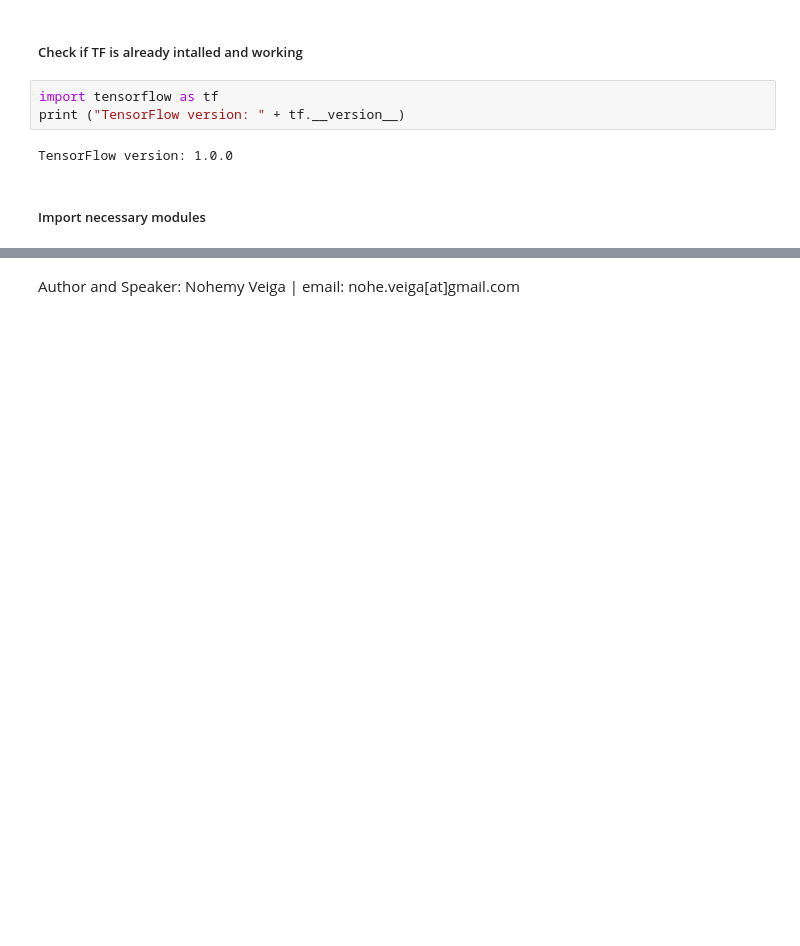
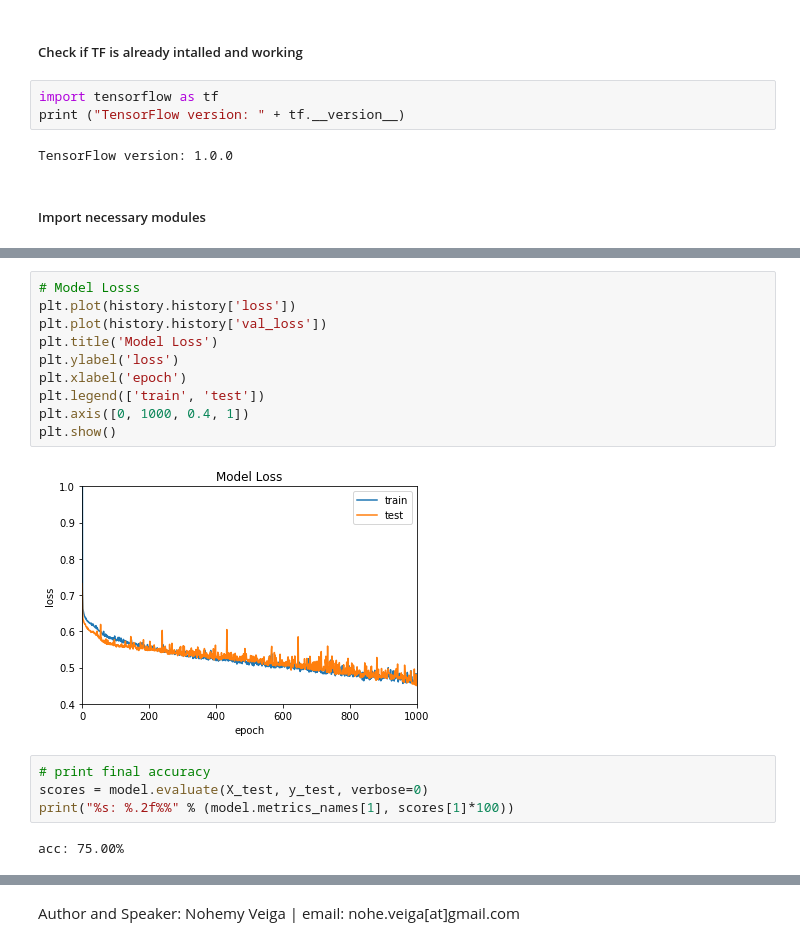
Before and after one commit to pyladies-bcn/your_first_neural_network, a Jupyter notebook: DIY your first Neural Network.ipynb, the cells around one changed output, grey strips where cells are left out. Saved outputs shown, nothing was run; the diff lists cells and outputs as text; blank space fills up the shorter version.

```diff
--- a/DIY your first Neural Network.ipynb
+++ b/DIY your first Neural Network.ipynb
@@ -320,0 +391,18 @@ acc: 78.26%
+# %%
+# Model Losss
+plt.plot(history.history['loss'])
+plt.plot(history.history['val_loss'])
+plt.title('Model Loss')
+plt.ylabel('loss')
+plt.xlabel('epoch')
+plt.legend(['train', 'test'])
+plt.axis([0, 1000, 0.4, 1])
+plt.show()
+# %% [output]
+[figure, added]
+# %%
+# print final accuracy
+scores = model.evaluate(X_test, y_test, verbose=0)
+print("%s: %.2f%%" % (model.metrics_names[1], scores[1]*100))
+# %% [output]
+acc: 75.00%
```
Also changed, not shown: parts of 39 cells of this notebook.
